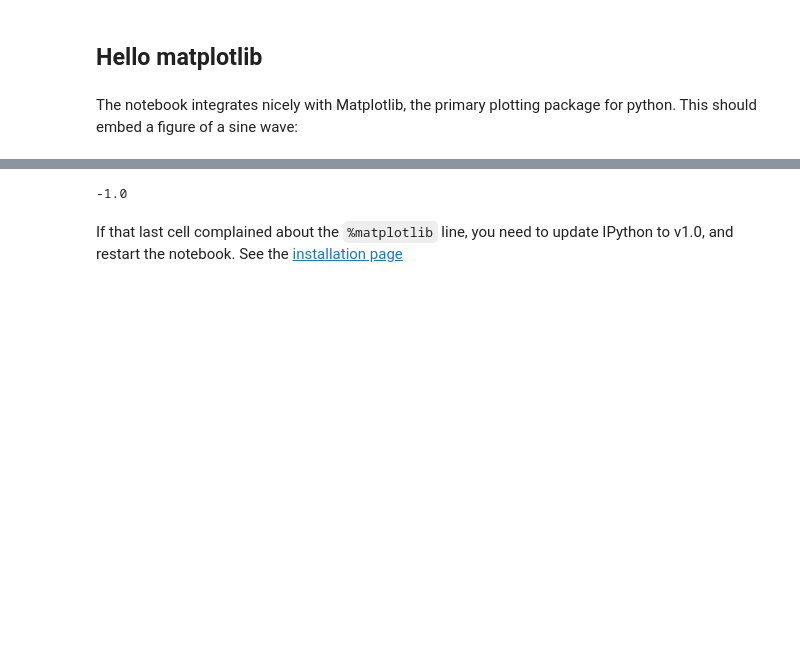
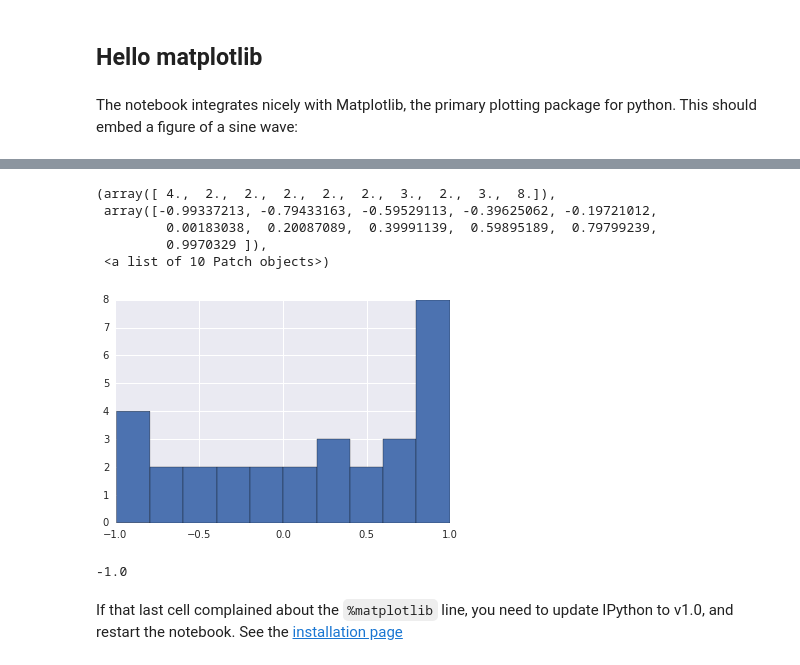
Before and after one commit to JeremyNixon/python-dropbox, a Jupyter notebook: CS 109/HW0.ipynb, the cells around one changed output, grey strips where cells are left out. Saved outputs shown, nothing was run; the diff lists cells and outputs as text; code cells hidden in the pictures; blank space fills up the shorter version.

```diff
--- a/CS 109/HW0.ipynb
+++ b/CS 109/HW0.ipynb
@@ -155,3 +155,12 @@ plt.ylabel("Y axis")
+# %%
+plt.hist(y, bins=10)
+# %% [output]
+(array([ 4.,  2.,  2.,  2.,  2.,  2.,  3.,  2.,  3.,  8.]),
+ array([-0.99337213, -0.79433163, -0.59529113, -0.39625062, -0.19721012,
+         0.00183038,  0.20087089,  0.39991139,  0.59895189,  0.79799239,
+         0.9970329 ]),
+ <a list of 10 Patch objects>)
+[figure, added]
 # %%
 from math import *
 
```
Also changed, not shown: parts of 1 cell of this notebook, 13 other files.
